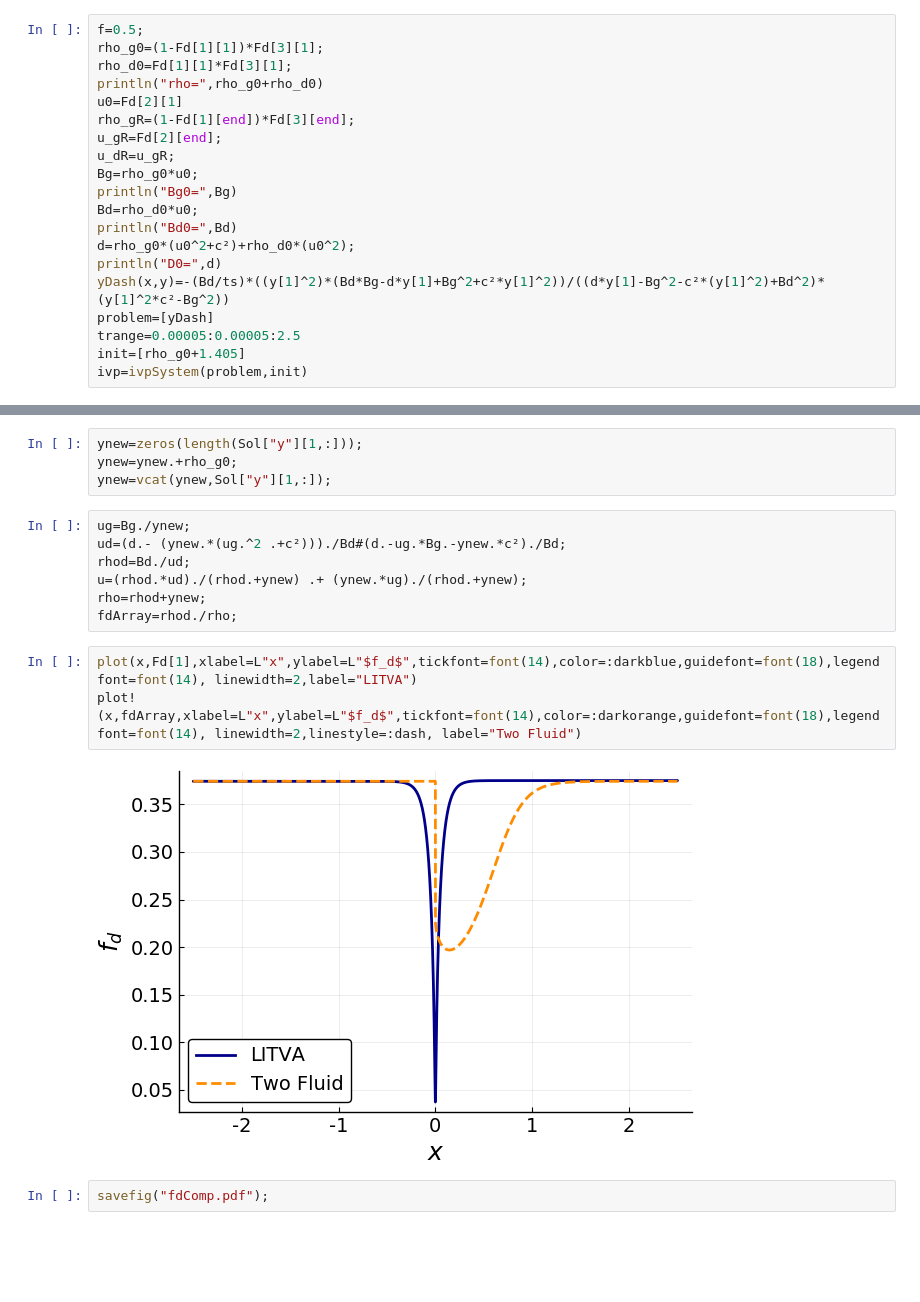
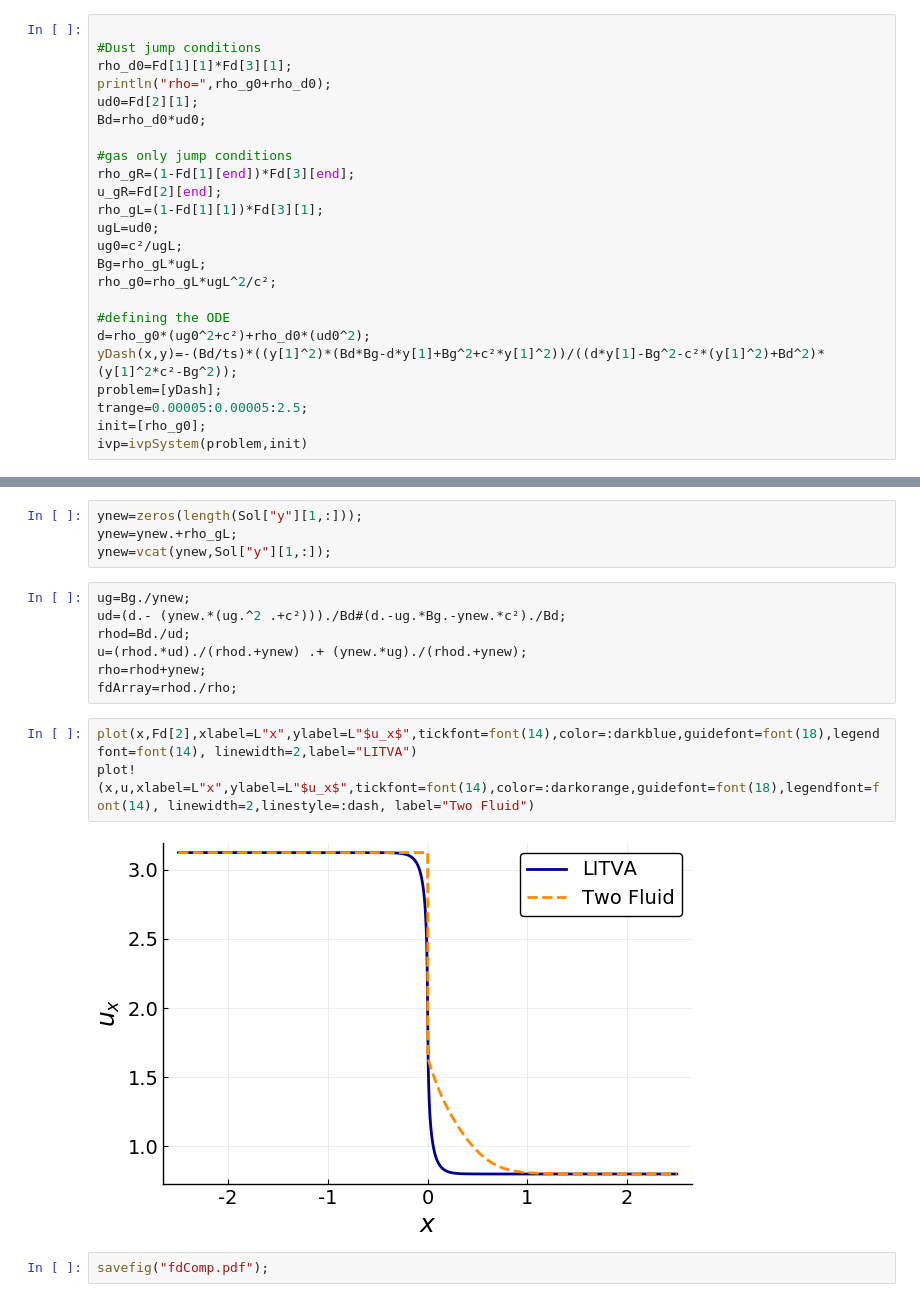
Before and after one commit to FLovascio/Tests, a Jupyter notebook: DustyShocks.ipynb, the cells around one changed output, grey strips where cells are left out. Saved outputs shown, nothing was run; the diff lists cells and outputs as text; blank space fills up the shorter version.

```diff
--- a/DustyShocks.ipynb
+++ b/DustyShocks.ipynb
@@ -127,23 +127,27 @@ using RK
 # %% [markdown]
 ### Defining the ODE
 # %%
-f=0.5;
-rho_g0=(1-Fd[1][1])*Fd[3][1];
+
+#Dust jump conditions
 rho_d0=Fd[1][1]*Fd[3][1];
-println("rho=",rho_g0+rho_d0)
-u0=Fd[2][1]
+println("rho=",rho_g0+rho_d0);
+ud0=Fd[2][1];
+Bd=rho_d0*ud0;
+
+#gas only jump conditions
 rho_gR=(1-Fd[1][end])*Fd[3][end];
 u_gR=Fd[2][end];
-u_dR=u_gR;
-Bg=rho_g0*u0;
-println("Bg0=",Bg)
-Bd=rho_d0*u0;
-println("Bd0=",Bd)
-d=rho_g0*(u0^2+c²)+rho_d0*(u0^2);
-println("D0=",d)
-yDash(x,y)=-(Bd/ts)*((y[1]^2)*(Bd*Bg-d*y[1]+Bg^2+c²*y[1]^2))/((d*y[1]-Bg^2-c²*(y[1]^2)+Bd^2)*(y[1]^2*c²-Bg^2))
-problem=[yDash]
-trange=0.00005:0.00005:2.5
-init=[rho_g0+1.405]
+rho_gL=(1-Fd[1][1])*Fd[3][1];
+ugL=ud0;
+ug0=c²/ugL;
+Bg=rho_gL*ugL;
+rho_g0=rho_gL*ugL^2/c²;
+
+#defining the ODE
+d=rho_g0*(ug0^2+c²)+rho_d0*(ud0^2);
+yDash(x,y)=-(Bd/ts)*((y[1]^2)*(Bd*Bg-d*y[1]+Bg^2+c²*y[1]^2))/((d*y[1]-Bg^2-c²*(y[1]^2)+Bd^2)*(y[1]^2*c²-Bg^2));
+problem=[yDash];
+trange=0.00005:0.00005:2.5;
+init=[rho_g0];
 ivp=ivpSystem(problem,init)
 # %% [output]
@@ -161,6 +162,6 @@ Dict{String,Array{Float64,N} where N} with 2 entries:
 # %%
 ynew=zeros(length(Sol["y"][1,:]));
-ynew=ynew.+rho_g0;
+ynew=ynew.+rho_gL;
 ynew=vcat(ynew,Sol["y"][1,:]);
 # %%
 ug=Bg./ynew;
@@ -170,10 +171,10 @@ u=(rhod.*ud)./(rhod.+ynew) .+ (ynew.*ug)./(rhod.+ynew);
 rho=rhod+ynew;
 fdArray=rhod./rho;
 # %%
-plot(x,Fd[1],xlabel=L"x",ylabel=L"$f_d$",tickfont=font(14),color=:darkblue,guidefont=font(18),legendfont=font(14), linewidth=2,label="LITVA")
-plot!(x,fdArray,xlabel=L"x",ylabel=L"$f_d$",tickfont=font(14),color=:darkorange,guidefont=font(18),legendfont=font(14), linewidth=2,linestyle=:dash, label="Two Fluid")
+plot(x,Fd[2],xlabel=L"x",ylabel=L"$u_x$",tickfont=font(14),color=:darkblue,guidefont=font(18),legendfont=font(14), linewidth=2,label="LITVA")
+plot!(x,u,xlabel=L"x",ylabel=L"$u_x$",tickfont=font(14),color=:darkorange,guidefont=font(18),legendfont=font(14), linewidth=2,linestyle=:dash, label="Two Fluid")
 # %% [output]
-[figure, old version]
+[figure, new version]
 # %%
 savefig("fdComp.pdf");
 # %%
```
Also changed, not shown: parts of 2 cells of this notebook.
